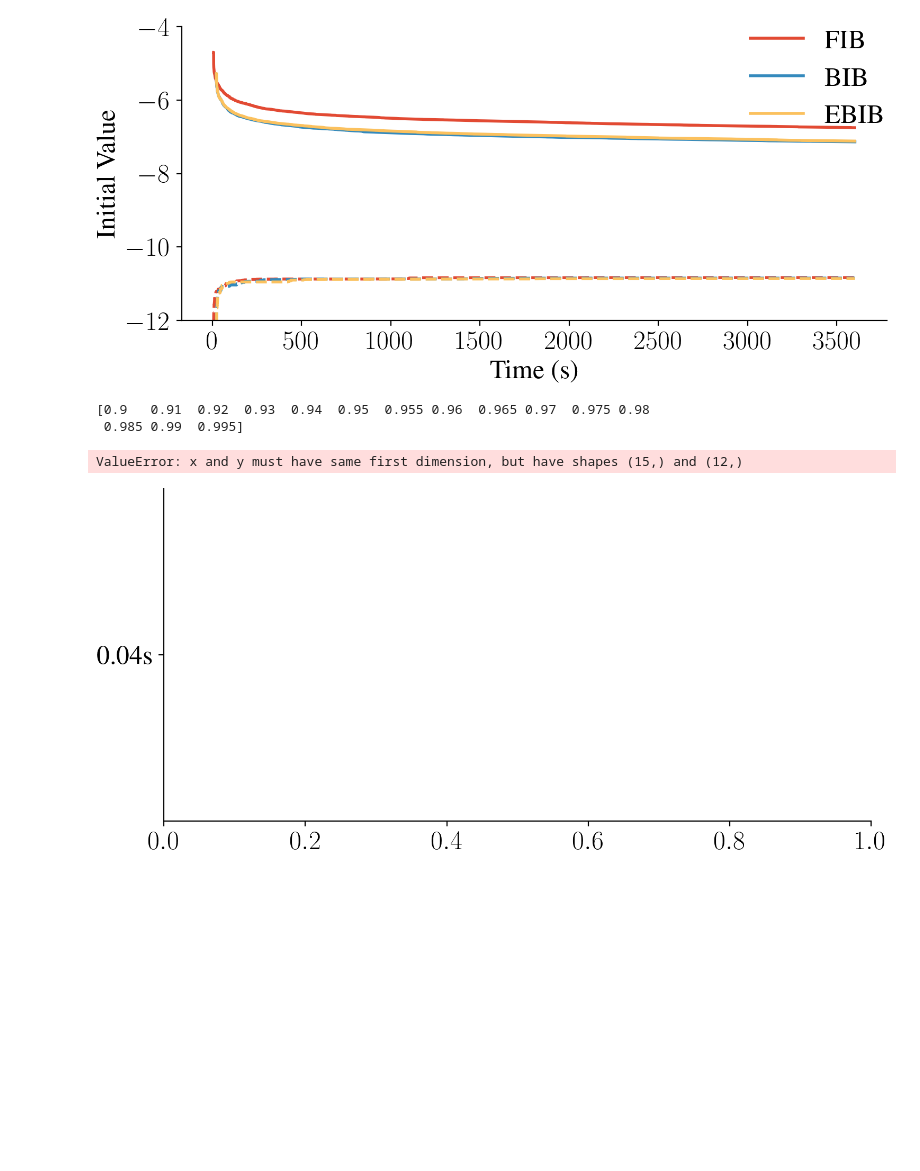
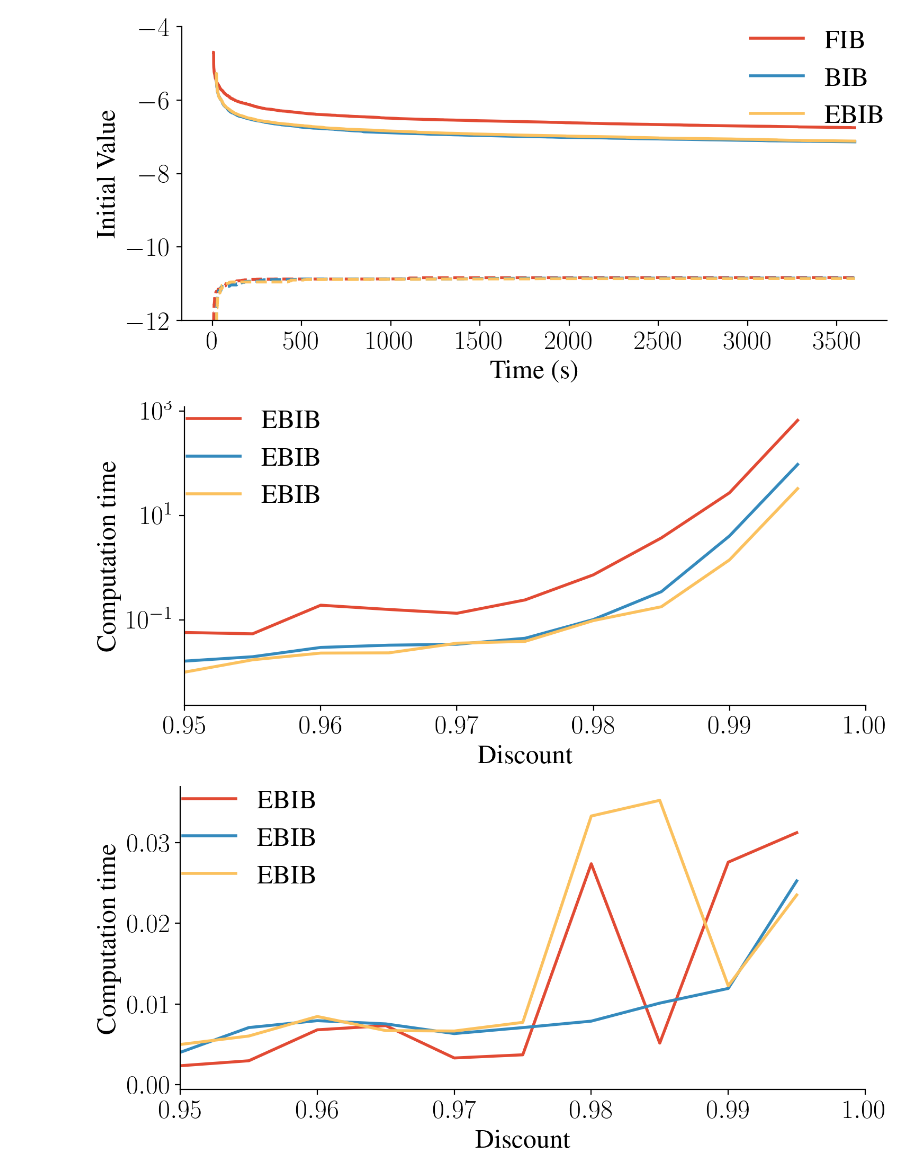
Before and after one commit to MKrale/Tighter_Informed_Bound, a Jupyter notebook: plotting_python.ipynb, the cells around one changed output. Saved outputs shown, nothing was run; the diff lists cells and outputs as text; code cells hidden in the pictures; blank space fills up the shorter version.

```diff
--- a/plotting_python.ipynb
+++ b/plotting_python.ipynb
@@ -85,8 +85,8 @@ def get_data_discounts(env, discounts):
             filename = f'./Data/DiscountTest/Sarsoptest_{env}_{s}_t{time}_d{str(round(d, 4))[2:]}.json'
             with open(filename) as file:
                 data = json.load(file)
-                times.append(data["runtime"])
-                init_times.append(data["times"][0])
+                times[s_idx].append(data["runtime"])
+                init_times[s_idx].append(data["times"][0])
 
     return times, init_times, solvernames
 # %% [markdown]
@@ -593,30 +593,45 @@ plt.show()
 [figure]
 # %%
 discounts = np.append(np.arange(0.9, 0.96, 0.01), np.arange(0.955, 0.999, 0.005))
-print(discounts)
 # np.append(discounts, np.arange(0.991, 0.001, 0.999))
 
-ts, init_ts, snames = get_data_discounts("Tiger", discounts)
+times, init_times, snames = get_data_discounts("Tiger", discounts)
 
 solvernames = ["FIB", "BIB", "EBIB"]
 
 for (i,solver) in enumerate(solvernames):
     plt.plot(discounts,times[i], label=label, color=colours[i], linestyle="-")
     # x,y  = ts[i][-1], (ubs[i][-1] + lbs[i][-1])/2
     # plt.plot(x,y, marker="o", markersize=15, label=None, color=colours[i])
     # x,y  = ts[i][-1], lbs[i][-1]
     # plt.plot(x,y, marker="X", markersize=10, label=None, color=colours[i])
 
-plt.xlabel("Time (s)")
-plt.ylabel("Initial Value")
+plt.yscale("log")
+plt.xlabel("Discount")
+plt.ylabel("Computation time")
 
-plt.ylim(-12, -4)
-plt.xlim(0, 60)
+# plt.ylim(-12, -4)
+plt.xlim(0.95, 1)
 plt.legend()
 plt.savefig(filename, transparent=True)
 plt.show()
+
+for (i,solver) in enumerate(solvernames):
+    plt.plot(discounts,init_times[i], label=label, color=colours[i], linestyle="-")
+    # x,y  = ts[i][-1], (ubs[i][-1] + lbs[i][-1])/2
+    # plt.plot(x,y, marker="o", markersize=15, label=None, color=colours[i])
+    # x,y  = ts[i][-1], lbs[i][-1]
+    # plt.plot(x,y, marker="X", markersize=10, label=None, color=colours[i])
+
+# plt.yscale("log")
+plt.xlabel("Discount")
+plt.ylabel("Computation time")
+
+# plt.ylim(-12, -4)
+plt.xlim(0.95, 1)
+plt.legend()
+plt.savefig(filename, transparent=True)
+plt.show()
 # %% [output]
-[0.9   0.91  0.92  0.93  0.94  0.95  0.955 0.96  0.965 0.97  0.975 0.98
- 0.985 0.99  0.995]
-ValueError: x and y must have same first dimension, but have shapes (15,) and (12,)
-[figure, old version]
+[figure, new version]
+[figure, added]
```
Also changed, not shown: 1 other file.
